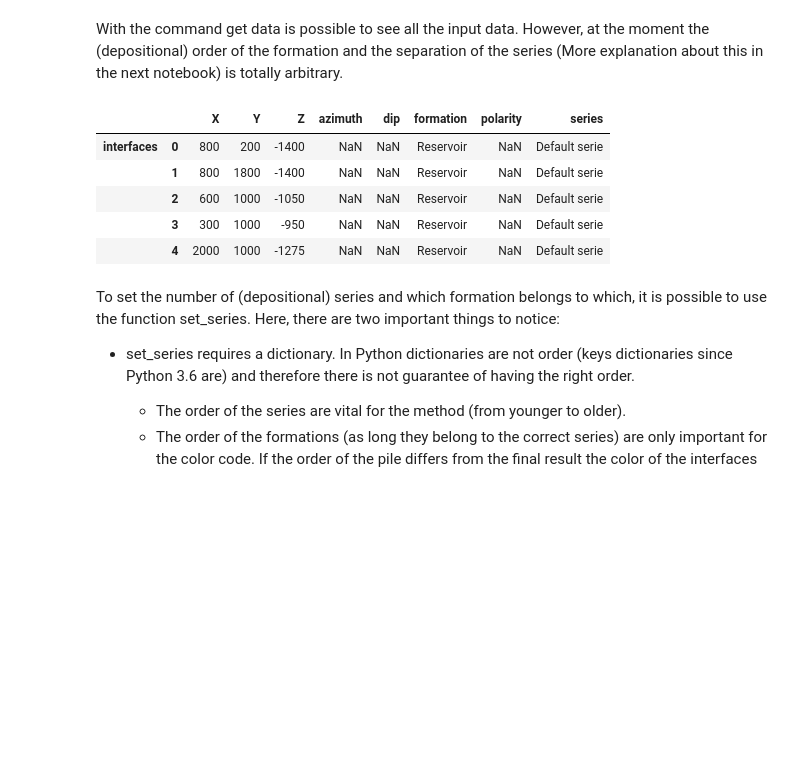
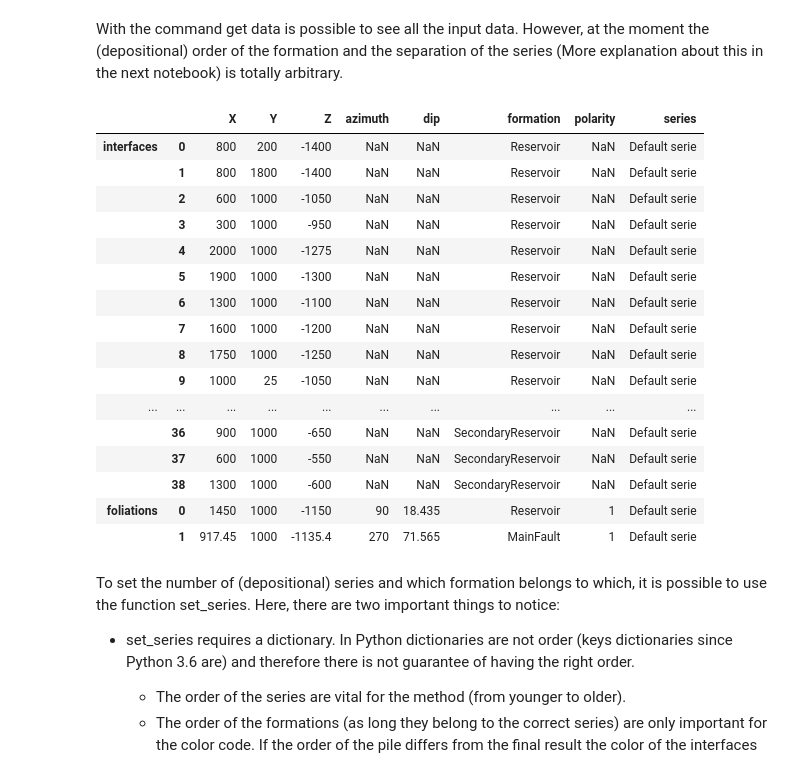
Before and after one commit to gempy-project/gempy, a Jupyter notebook: Tutorial/ch1.ipynb, the cells around one changed output. Saved outputs shown, nothing was run; the diff lists cells and outputs as text; code cells hidden in the pictures; blank space fills up the shorter version.

```diff
--- a/Tutorial/ch1.ipynb
+++ b/Tutorial/ch1.ipynb
@@ -27,14 +27,25 @@ geo_data = gp.create_data([0,2000,0,2000,-2000,0],[ 50,50,50],
 # %% [markdown]
 With the command get data is possible to see all the input data. However, at the moment the (depositional) order of the formation and the separation of the series (More explanation about this in the next notebook) is totally arbitrary.
 # %%
-gp.get_data(geo_data).head()
+gp.get_data(geo_data)
 # %% [output]
 |  |  | X | Y | Z | azimuth | dip | formation | polarity | series |
 | interfaces | 0 | 800 | 200 | -1400 | NaN | NaN | Reservoir | NaN | Default serie |
 |  | 1 | 800 | 1800 | -1400 | NaN | NaN | Reservoir | NaN | Default serie |
 |  | 2 | 600 | 1000 | -1050 | NaN | NaN | Reservoir | NaN | Default serie |
 |  | 3 | 300 | 1000 | -950 | NaN | NaN | Reservoir | NaN | Default serie |
 |  | 4 | 2000 | 1000 | -1275 | NaN | NaN | Reservoir | NaN | Default serie |
+|  | 5 | 1900 | 1000 | -1300 | NaN | NaN | Reservoir | NaN | Default serie |
+|  | 6 | 1300 | 1000 | -1100 | NaN | NaN | Reservoir | NaN | Default serie |
+|  | 7 | 1600 | 1000 | -1200 | NaN | NaN | Reservoir | NaN | Default serie |
+|  | 8 | 1750 | 1000 | -1250 | NaN | NaN | Reservoir | NaN | Default serie |
+|  | 9 | 1000 | 25 | -1050 | NaN | NaN | Reservoir | NaN | Default serie |
+| ... | ... | ... | ... | ... | ... | ... | ... | ... | ... |
+|  | 36 | 900 | 1000 | -650 | NaN | NaN | SecondaryReservoir | NaN | Default serie |
+|  | 37 | 600 | 1000 | -550 | NaN | NaN | SecondaryReservoir | NaN | Default serie |
+|  | 38 | 1300 | 1000 | -600 | NaN | NaN | SecondaryReservoir | NaN | Default serie |
+| foliations | 0 | 1450 | 1000 | -1150 | 90 | 18.435 | Reservoir | 1 | Default serie |
+|  | 1 | 917.45 | 1000 | -1135.4 | 270 | 71.565 | MainFault | 1 | Default serie |
 # %% [markdown]
 To set the number of (depositional) series and which formation belongs to which, it is possible to use the function set_series. Here, there are two important things to notice:
 
```
Also changed, not shown: parts of 7 cells of this notebook, 9 other files.
